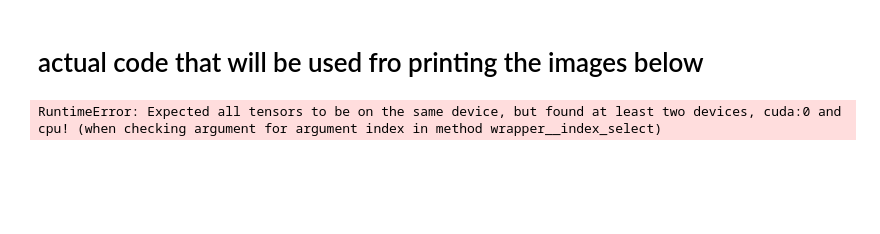
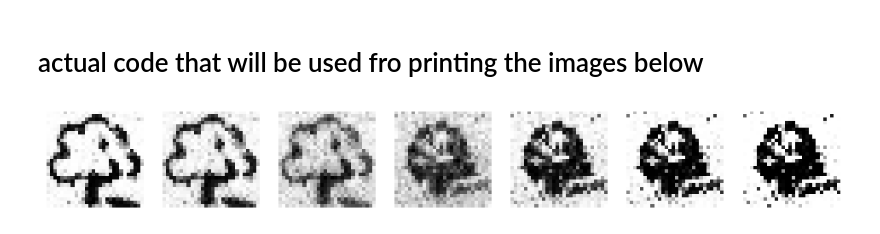
Before and after one commit to LucyIvatt/probabilistic-and-deep-learning, a Jupyter notebook: int3.ipynb, the cells around one changed output. Saved outputs shown, nothing was run; the diff lists cells and outputs as text; code cells hidden in the pictures; blank space fills up the shorter version.

```diff
--- a/int3.ipynb
+++ b/int3.ipynb
@@ -1076,0 +1081,33 @@ Starting Training Loop...
+# %%
+class Discriminator(nn.Module):
+    def __init__(self):
+        super().__init__()
+
+        self.label_emb = nn.Embedding(4,4)
+
+        self.model = nn.Sequential(
+            nn.Linear(788, 1024), # x = torch.cat([x,c], axis=1) ## x.shape == (64,784), c.shape == (64,10), torch.cat([x,c],axis=1).shape == (64,794)
+            nn.LeakyReLU(0.2, inplace=True),
+            nn.Dropout(0.3),
+
+            nn.Linear(1024, 512),
+            nn.LeakyReLU(0.2, inplace=True),
+            nn.Dropout(0.3),
+
+            nn.Linear(512, 256),
+            nn.LeakyReLU(0.2, inplace=True),
+            nn.Dropout(0.3),
+
+            nn.Linear(256, 1),
+            nn.Sigmoid()
+        )
+
+    def forward(self, x, labels):
+        c = self.label_emb(labels)
+        x = x.view(x.size(0), 784)
+        x = torch.cat([x,c], axis=1)
+        output = self.model(x)
+        return output.squeeze()
+
+generator = Generator().to(device)
+discriminator = Discriminator().to(device)
@@ -1118,21 +1247,21 @@ for label in range(rows):
 plt.show()
 # %%
 nsamples = 7
-z1 = torch.randn(1, nz, 1, 1,device="cuda")
-z2 = torch.randn(1, nz, 1, 1,device="cuda")
-z = torch.zeros(nsamples,nz,1,1,device="cuda)
+z1 = torch.randn(1, nz, 1, 1).to(device)
+z2 = torch.randn(1, nz, 1, 1).to(device)
+z = torch.zeros(nsamples,nz,1,1).to(device)
 for i in range(nsamples):
   w1 = i/(nsamples-1)
   w2 = 1-w1
   z[i,:,:,:] = w1*z1 + w2*z2
 
 images = generator(z, torch.IntTensor([1 for i in range(7)]))
 
 figure = plt.figure(figsize=(12, 4))
 for i in range(nsamples):
     figure.add_subplot(1, nsamples, i+1)
     plt.axis("off")
-    plt.imshow(0.5-0.5*images[i,:].squeeze().cpu().detach(), cmap="gray")
+    plt.imshow(0.5-0.5*images[i,:].squeeze().cpu().detach(), cmap="gray_r")
 plt.show()
 # %% [output]
-RuntimeError: Expected all tensors to be on the same device, but found at least two devices, cuda:0 and cpu! (when checking argument for argument index in method wrapper__index_select)
+[figure, added]
```
Also changed, not shown: parts of 20 cells of this notebook.
